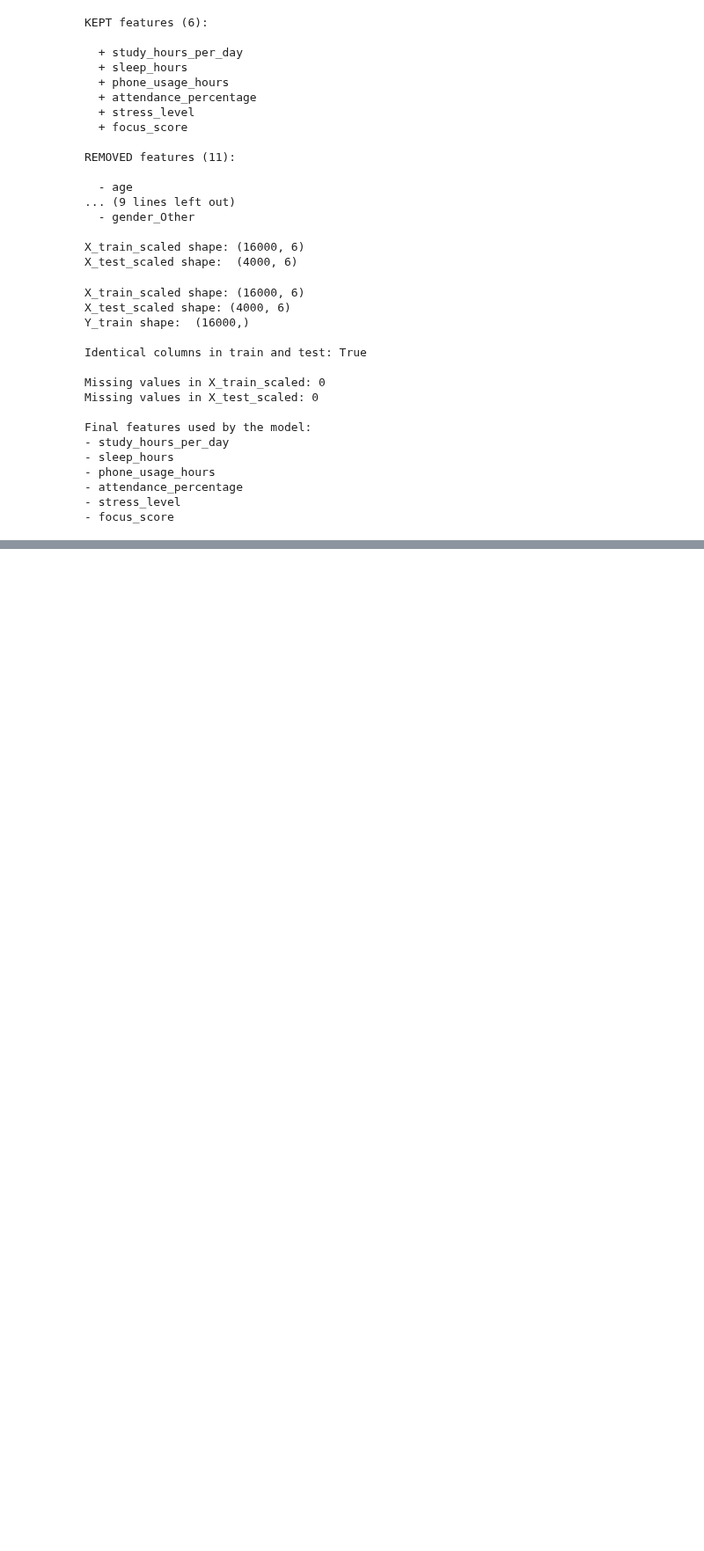
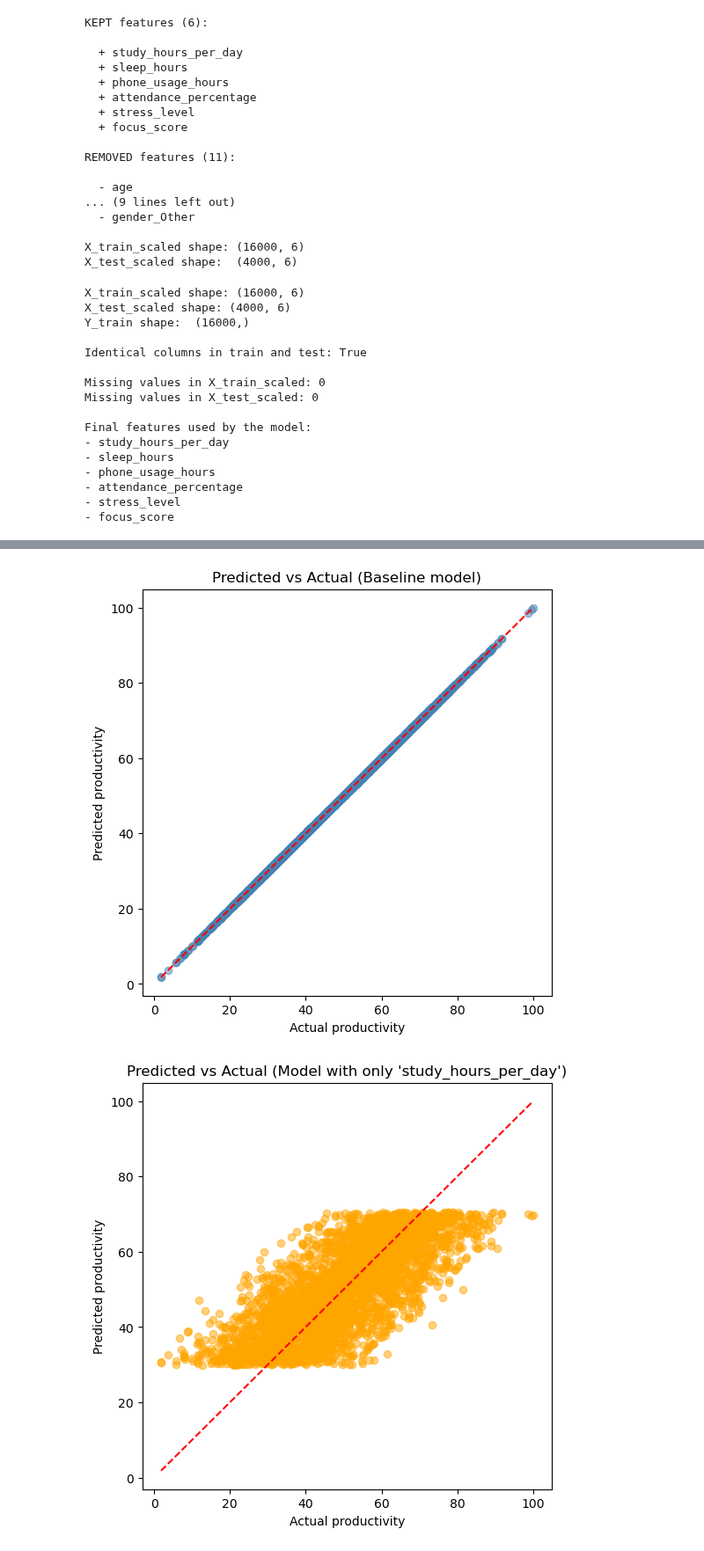
Before and after one commit to ingrid917/Student-Productivity-Prediction, a Jupyter notebook: main.ipynb, the cells around one changed output, grey strips where cells are left out. Shown at 88% size. Cells and saved outputs as stored; diff of their text form; code cells hidden in the pictures; blank space fills up the shorter version.

Commit message:
linear regression model

```diff
--- a/main.ipynb
+++ b/main.ipynb
@@ -316,0 +320,11 @@ Final features used by the model:
+# %%
+from sklearn.linear_model import LinearRegression
+from sklearn.model_selection import train_test_split
+# Using preprocessed data to train a linear regression model
+# splitting the dataset for validation
+X_train = X_train_scaled.copy()
+Y_train_copy = Y_train.copy()
+
+features_train, features_test, target_train, target_test = train_test_split(
+    X_train, Y_train_copy, test_size=0.2, random_state=42
+)
@@ -316,0 +393,42 @@ Final features used by the model:
+# %%
+import matplotlib.pyplot as plt
+
+plt.figure(figsize=(6,6))
+plt.scatter(target_test, pred_baseline, alpha=0.5, color = 'steelblue')
+plt.xlabel("Actual productivity")
+plt.ylabel("Predicted productivity")
+plt.title("Predicted vs Actual (Baseline model)")
+plt.plot(
+    [target_test.min(), target_test.max()],
+    [target_test.min(), target_test.max()],
+    'r--'
+)
+
+
+plt.figure(figsize=(6,6))
+plt.scatter(target_test, pred_one, alpha=0.5, color = 'orange')
+plt.xlabel("Actual productivity")
+plt.ylabel("Predicted productivity")
+plt.title("Predicted vs Actual (Model with only 'study_hours_per_day')")
+plt.plot(
+    [target_test.min(), target_test.max()],
+    [target_test.min(), target_test.max()],
+    'r--'
+)
+
+plt.figure(figsize=(6,6))
+plt.scatter(target_test, pred_selected, alpha=0.5, color = 'green')
+plt.xlabel("Actual productivity")
+plt.ylabel("Predicted productivity")
+plt.title("Predicted vs Actual (Model with selected features)")
+# linia perfecta
+plt.plot(
+    [target_test.min(), target_test.max()],
+    [target_test.min(), target_test.max()],
+    'r--'
+)
+
+plt.show()
+# %% [output]
+[figure, added]
+[figure, added]
```
Also changed, not shown: parts of 7 cells of this notebook.
